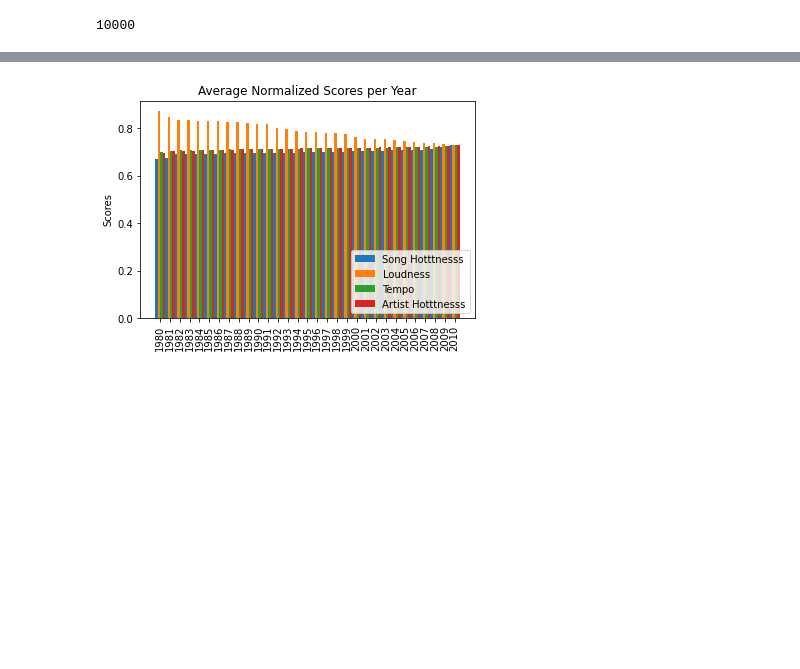
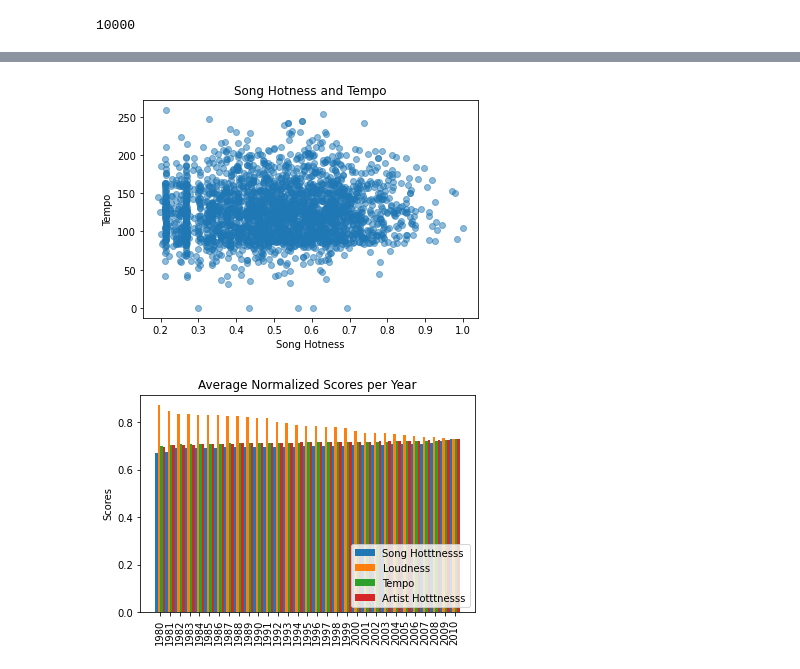
Before and after one commit to carle3/LDSA-Project, a Jupyter notebook: Raphaela.ipynb, the cells around one changed output, grey strips where cells are left out. Drawn from its saved outputs; the diff is of its cells as text; code cells hidden in the pictures; blank space fills up the shorter version.

```diff
--- a/Raphaela.ipynb
+++ b/Raphaela.ipynb
@@ -94,3 +125,11 @@ tempo = sigmoid(sorted(rdd4.map(lambda x: x[1][3]).collect()))
+# %%
+plt.scatter(rdd_song_hotness.collect(), rdd_tempo.collect(), alpha=0.5)
+plt.title('Song Hotness and Tempo')
+plt.xlabel('Song Hotness')
+plt.ylabel('Tempo')
+plt.show()
+# %% [output]
+[figure, added]
 # %%
 import matplotlib
 import matplotlib.pyplot as plt
```
Also changed, not shown: parts of 5 cells of this notebook.
